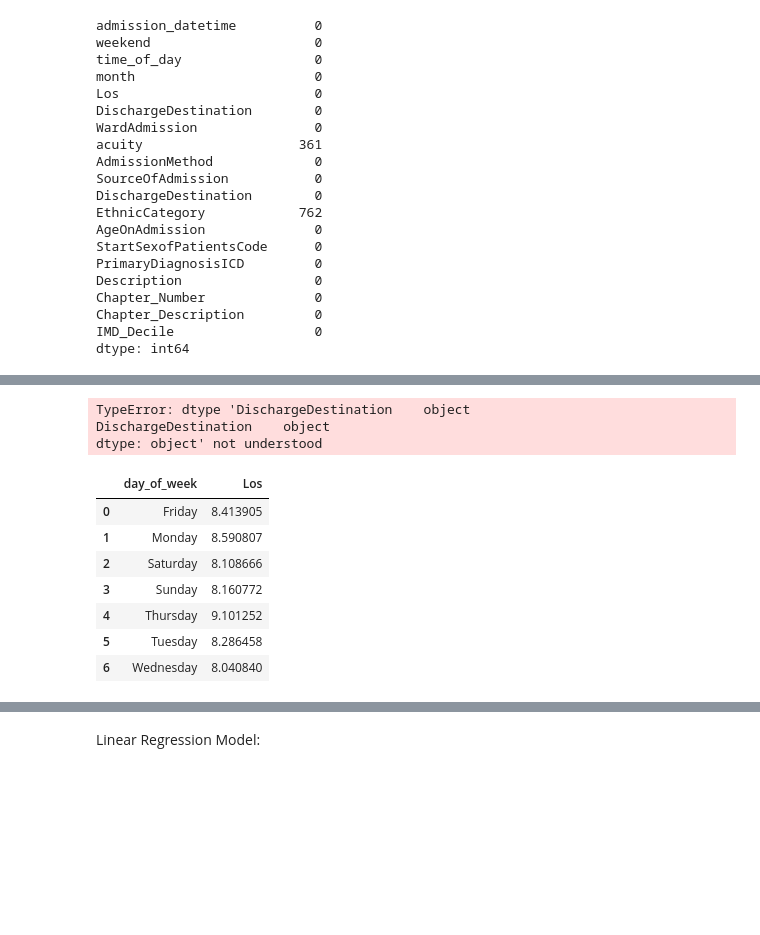
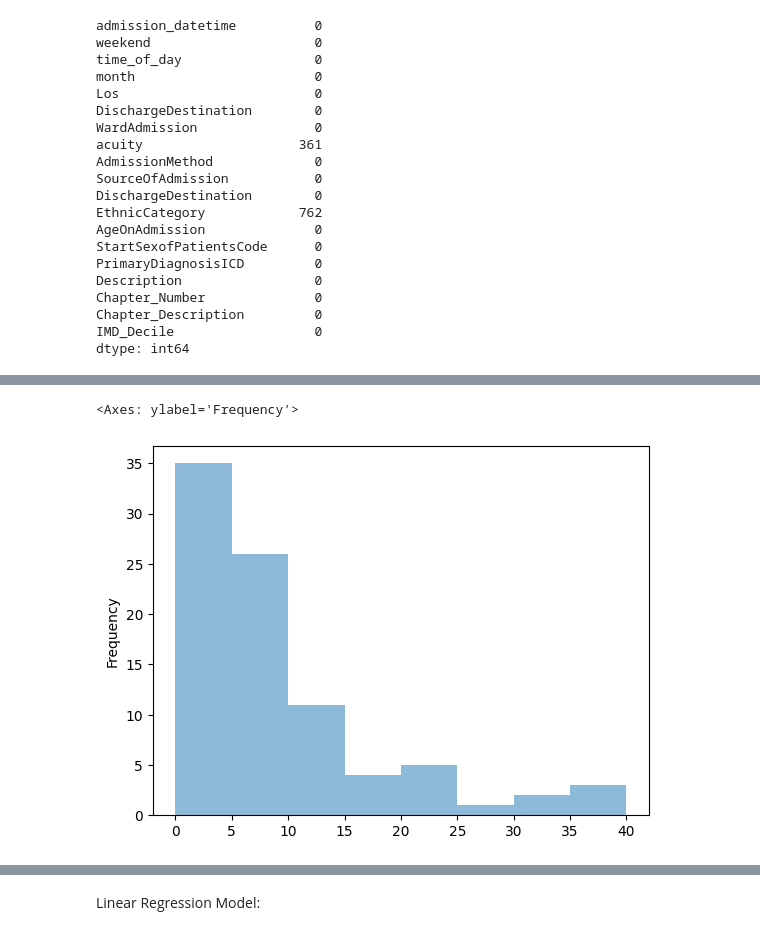
Before and after one commit to jawad-iqbal99/patient_length_of_stay, a Jupyter notebook: notebooks/LOS_EMERG.ipynb, the cells around one changed output, grey strips where cells are left out. Saved outputs shown, nothing was run; the diff lists cells and outputs as text; code cells hidden in the pictures; blank space fills up the shorter version.

```diff
--- a/notebooks/LOS_EMERG.ipynb
+++ b/notebooks/LOS_EMERG.ipynb
@@ -135,7 +145,7 @@ Boolean Series key will be reindexed to match DataFrame index.
 # %%
 bins = [*range(0, 45, 5)]
-df.query("year_month == '2021-09'")['Los'].plot.hist(alpha=0.5, bins=bins)
+#df_emerg.query("year_month == '2023-08'")['Los'].plot.hist(alpha=0.5, bins=bins)
+df_emerg_unique[df_emerg_unique['year_month'] == '2023-01']['Los'].plot.hist(alpha=0.5, bins=bins)
 # %% [output]
-TypeError: dtype 'DischargeDestination    object
-DischargeDestination    object
-dtype: object' not understood
+<Axes: ylabel='Frequency'>
+[figure, added]
@@ -176,11 +182,0 @@ df['day_of_week'] = df['admission_datetime'].dt.day_name()
-# %%
-df.groupby('day_of_week')['Los'].mean().reset_index()
-# %% [output]
-|  | day_of_week | Los |
-| 0 | Friday | 8.413905 |
-| 1 | Monday | 8.590807 |
-| 2 | Saturday | 8.108666 |
-| 3 | Sunday | 8.160772 |
-| 4 | Thursday | 9.101252 |
-| 5 | Tuesday | 8.286458 |
-| 6 | Wednesday | 8.040840 |
```
Also changed, not shown: parts of 48 cells of this notebook, 7 other files.
